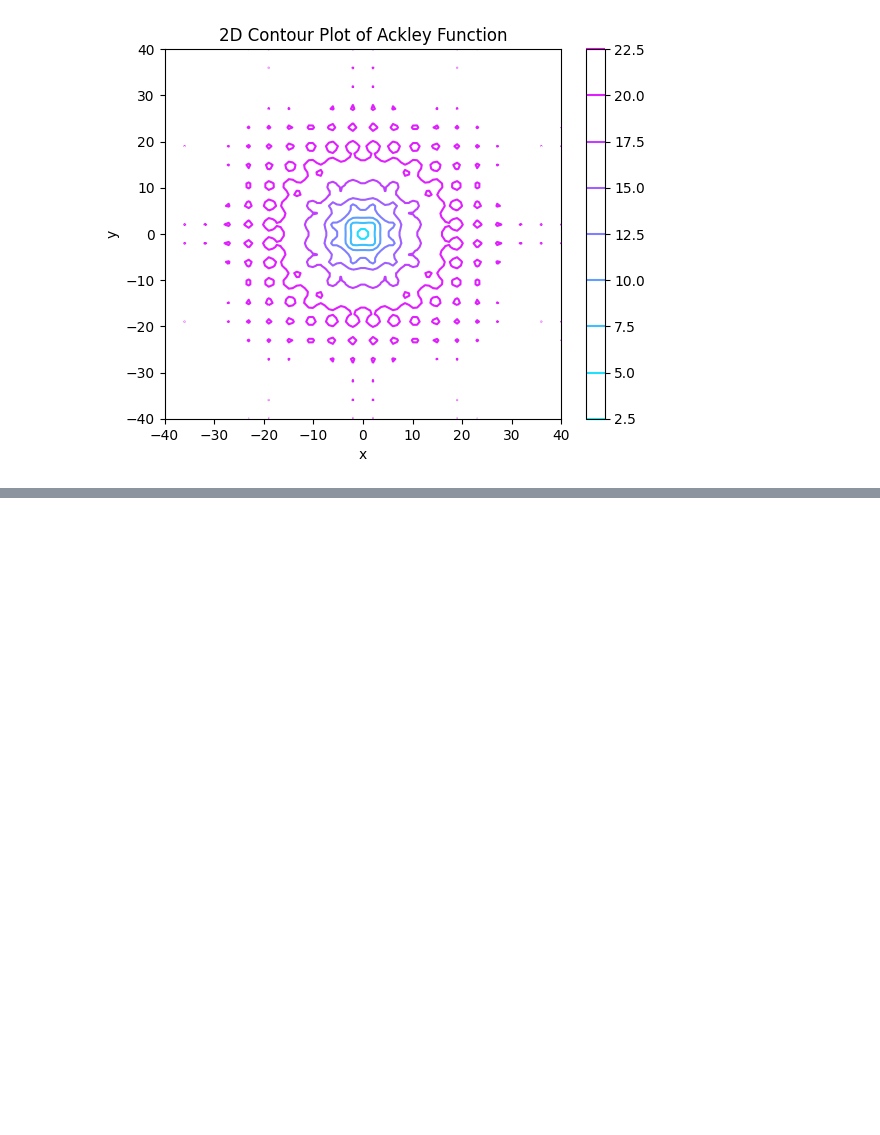
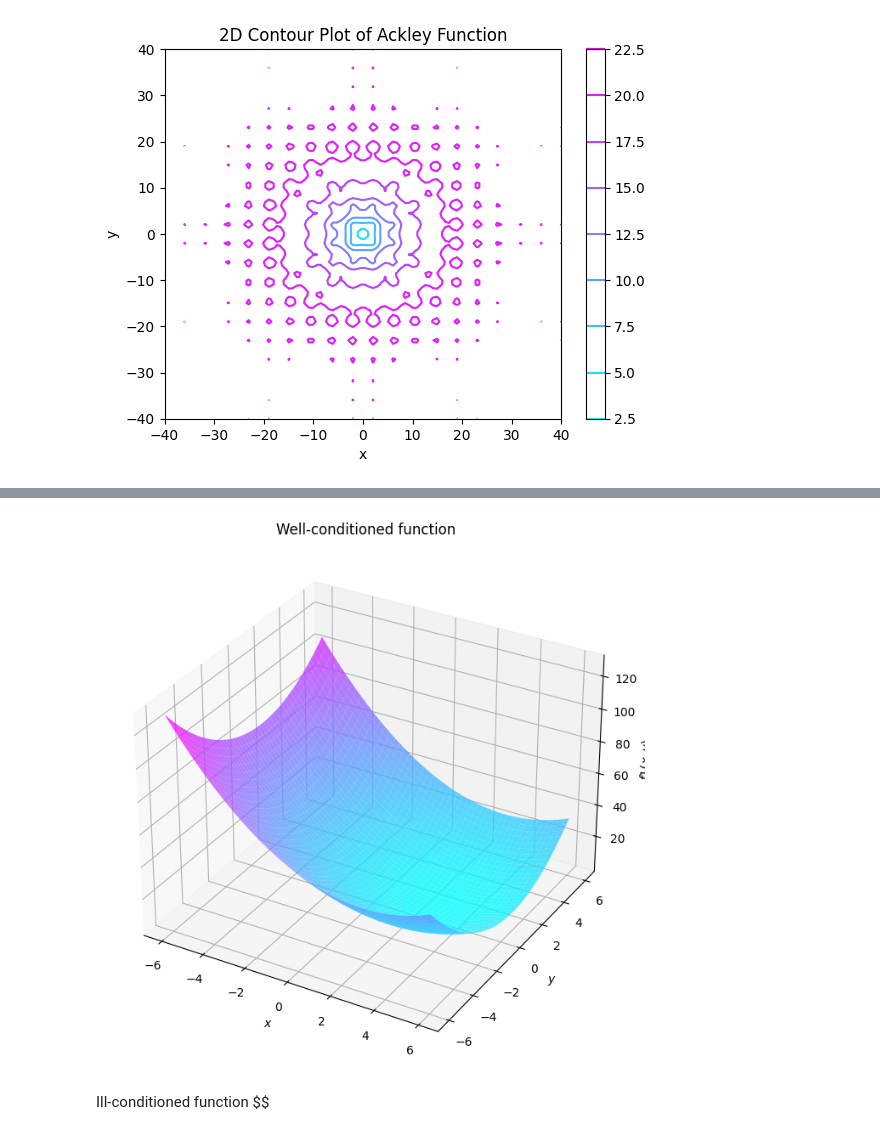
Before and after one commit to SiddharthYadav-v/DS401_Optimization_for_data_science, a Jupyter notebook: Assignment-2/solution.ipynb, the cells around one changed output, grey strips where cells are left out. Cells and saved outputs as stored; diff of their text form; code cells hidden in the pictures; blank space fills up the shorter version.

```diff
--- a/Assignment-2/solution.ipynb
+++ b/Assignment-2/solution.ipynb
@@ -108,0 +166,24 @@ plt.show()
+# %%
+def f1(x, y):
+    return (x-3)**2 + (y-1)**2
+# %%
+x_vals = np.linspace(-6, 6, 1000)
+y_vals = np.linspace(-6, 6, 1000)
+
+x, y = np.meshgrid(x_vals, y_vals)
+z = f1(x, y)
+
+fig = plt.figure(figsize=(10, 8))
+ax = plt.axes(projection='3d')
+
+ax.plot_surface(x, y, z, cmap='cool', alpha=0.8)
+ax.set_title('Well-conditioned function')
+ax.set_xlabel('$x$')
+ax.set_ylabel('$y$')
+ax.set_zlabel('$f1(x, y)$')
+plt.show()
+# %% [output]
+[figure, added]
+# %% [markdown]
+Ill-conditioned function
+$$
```
Also changed, not shown: parts of 12 cells of this notebook.
